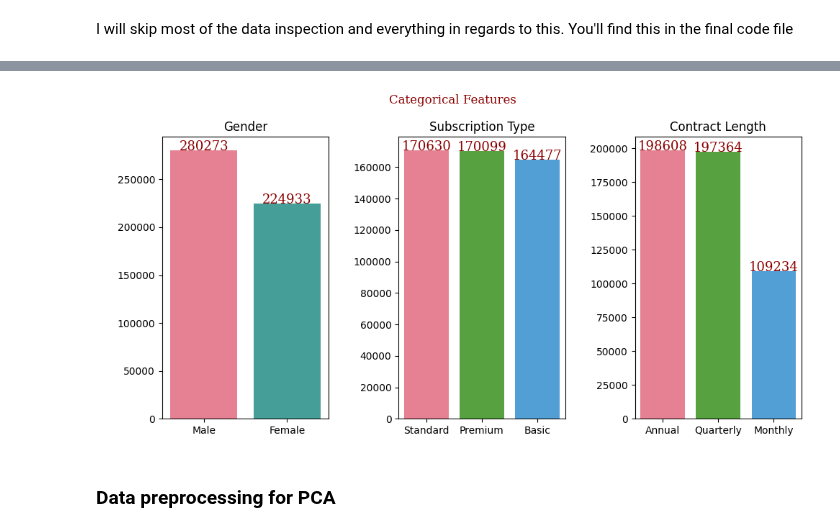
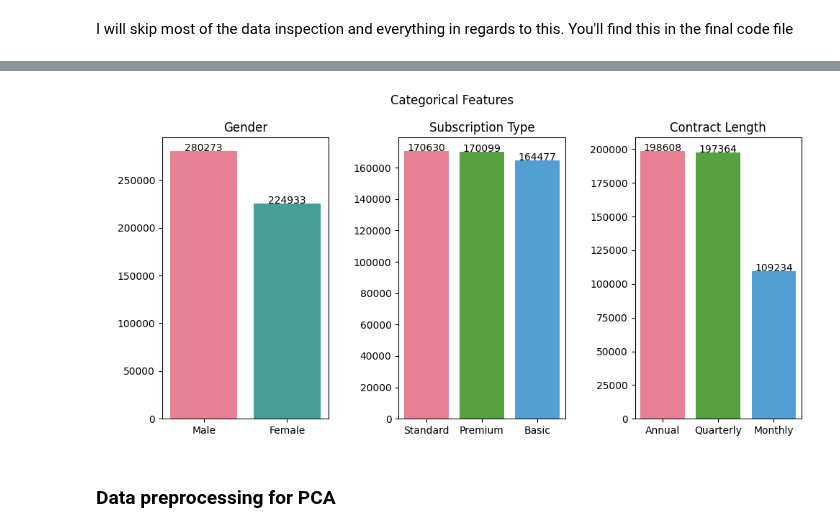
Before and after one commit to Johannes3001/AppliedML_Assign.01, a Jupyter notebook: Fredrik_Codes.ipynb, the cells around one changed output, grey strips where cells are left out. Cells and saved outputs as stored; diff of their text form; code cells hidden in the pictures.

```diff
--- a/Fredrik_Codes.ipynb
+++ b/Fredrik_Codes.ipynb
@@ -55,23 +51,23 @@ plt.tight_layout()
 # %%
 col_categorical = df.select_dtypes('object')
 
 fig = plt.figure(figsize = (10,5))
-fig.suptitle('Categorical Features' , fontdict = font)
+fig.suptitle('Categorical Features')
 for i,j in enumerate(col_categorical):
     ax = fig.add_subplot(1,3,i+1)
     #Recalculate data frame
     ax = sns.barplot(data = df[j].value_counts().sort_values(ascending = False).to_frame() ,x = df[j].value_counts().sort_values(ascending = False).to_frame().index, y = j , palette = 'husl' )
     #Create text
     text = df[j].value_counts()
     for x,y in enumerate(text):
-        ax.text(x,y,y,horizontalalignment='center' , fontdict = font)
+        ax.text(x,y,y,horizontalalignment='center')
     ax.set_ylabel(' ')
     ax.set_xlabel('')
     ax.set_title(j)
 
 plt.tight_layout()
 # %% [output]
-[figure, old version]
+[figure, new version]
 # %%
 # Drop missing value
 df.dropna(axis = 0 , inplace = True)
```
Also changed, not shown: parts of 20 cells of this notebook.
